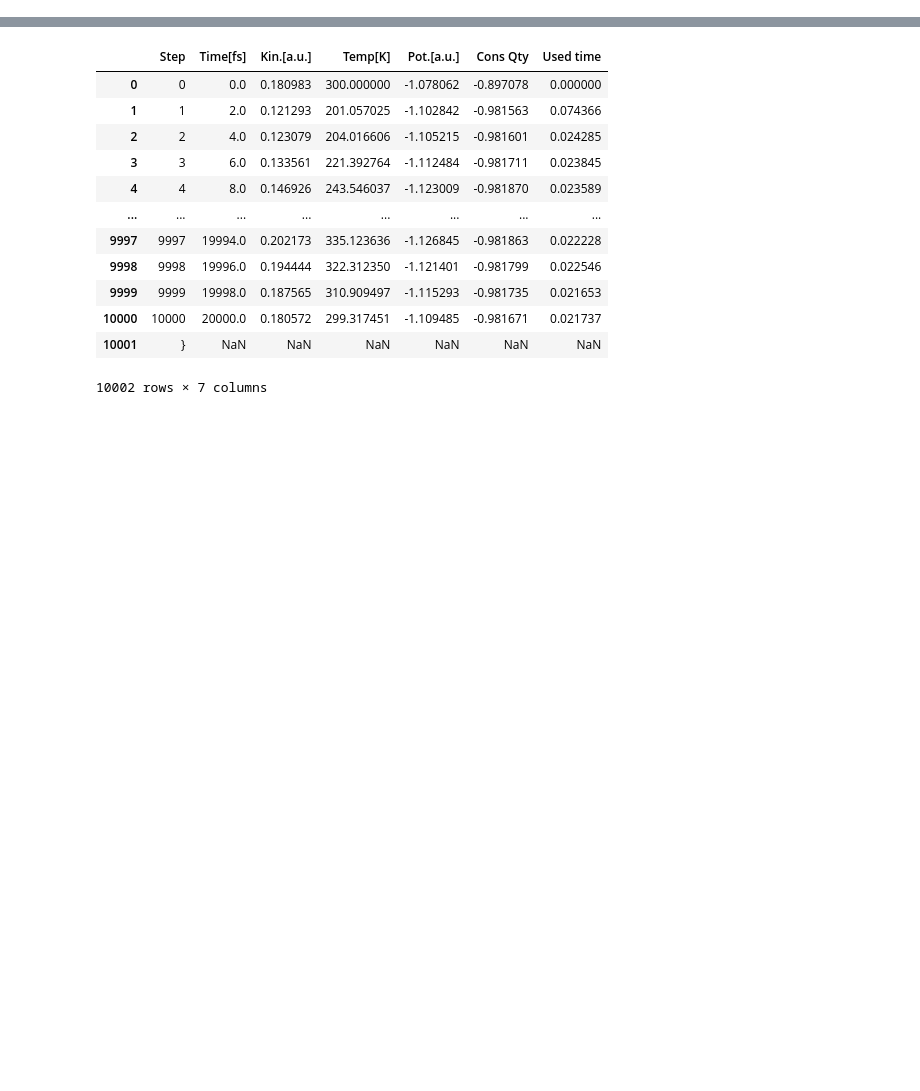
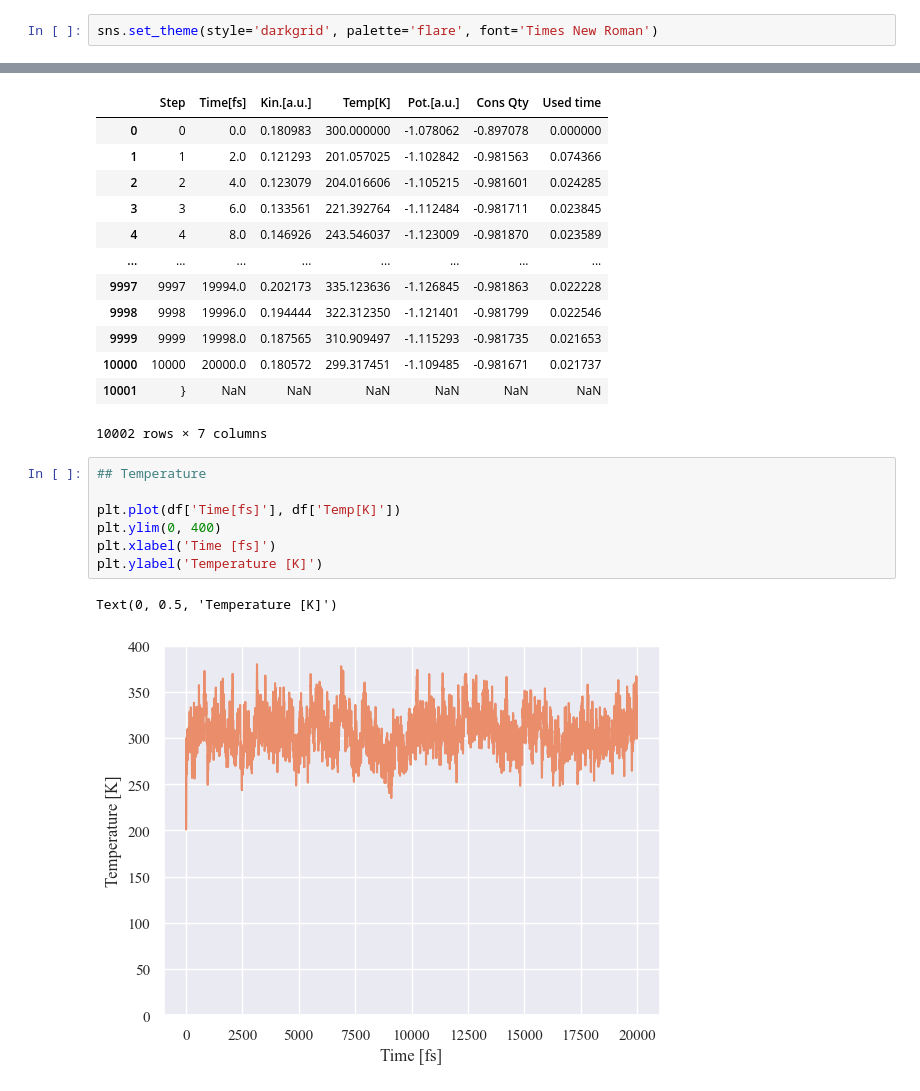
Before and after one commit to pmbraga/atomistic_models, a Jupyter notebook: practical_two/force_fields_data_analysis/data_analysis.ipynb, the cells around one changed output, grey strips where cells are left out. Cells and saved outputs as stored; diff of their text form; blank space fills up the shorter version.

Commit message:
plots and variances

```diff
--- a/practical_two/force_fields_data_analysis/data_analysis.ipynb
+++ b/practical_two/force_fields_data_analysis/data_analysis.ipynb
@@ -8,3 +9,5 @@ import seaborn as sns
+# %%
+sns.set_theme(style='darkgrid', palette='flare', font='Times New Roman')
 # %%
 df = pd.read_csv('data.csv', delimiter=";")
 # %%
@@ -23,3 +26,13 @@ df
 | 10000 | 10000 | 20000.0 | 0.180572 | 299.317451 | -1.109485 | -0.981671 | 0.021737 |
 | 10001 | } | NaN | NaN | NaN | NaN | NaN | NaN |
 10002 rows × 7 columns
+# %%
+## Temperature
+
+plt.plot(df['Time[fs]'], df['Temp[K]'])
+plt.ylim(0, 400)
+plt.xlabel('Time [fs]')
+plt.ylabel('Temperature [K]')
+# %% [output]
+Text(0, 0.5, 'Temperature [K]')
+[figure, added]
```
Also changed, not shown: parts of 7 cells of this notebook.
